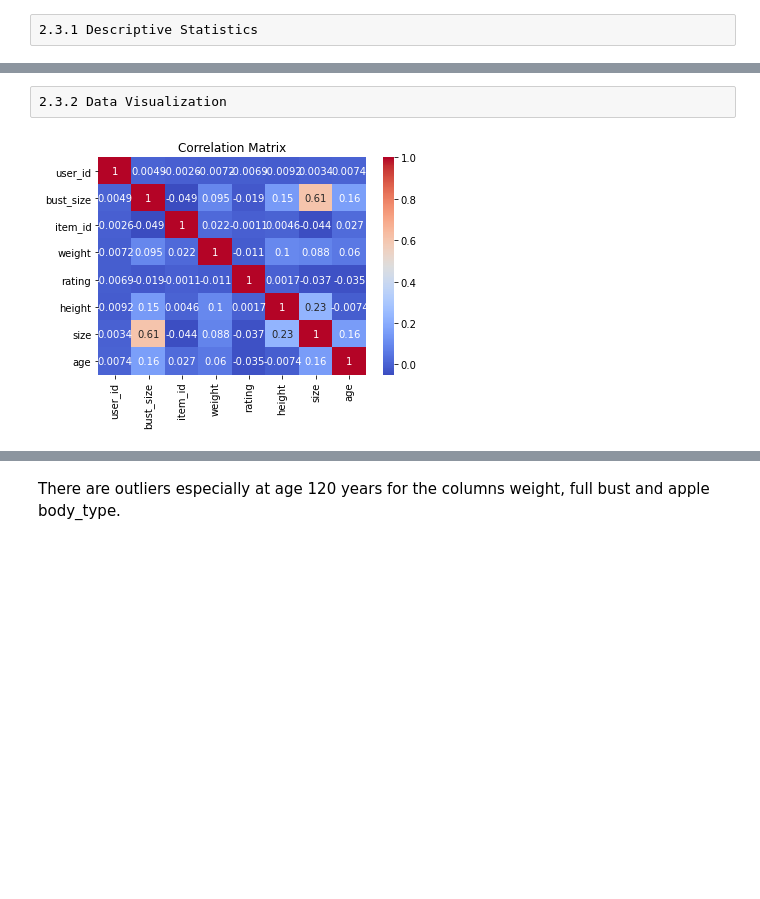
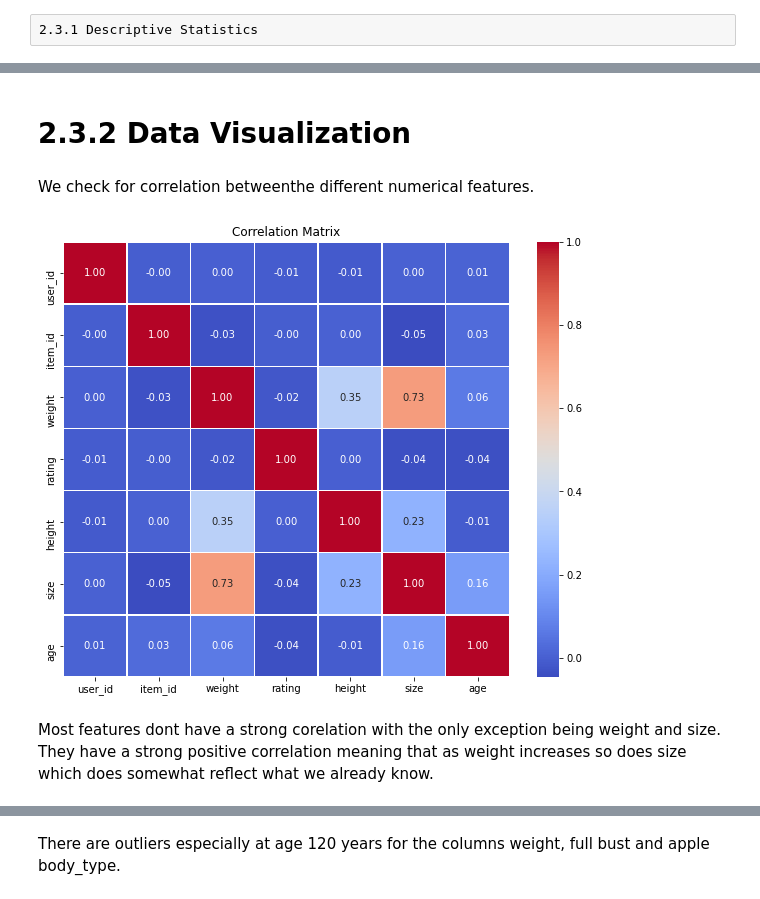
Before and after one commit to Ones-Muiru/Dsc-PT04-Phase-4-Project, a Jupyter notebook: Group_23.ipynb, the cells around one changed output, grey strips where cells are left out. Cells and saved outputs as stored; diff of their text form; code cells hidden in the pictures; blank space fills up the shorter version.

```diff
--- a/Group_23.ipynb
+++ b/Group_23.ipynb
@@ -426,0 +762,10 @@ Name: height, dtype: object
+# %%
+# Drop rows with an age above 100
+df = df[df['age'] <= 100]
+
+# Fill rows with an age of '0' with the median
+median_age = df['age'].median()
+df['age'] = df['age'].replace(0, median_age)
+
+# Confirm changes
+df['age'].describe()
@@ -426,0 +784,2 @@ Name: height, dtype: object
+# %%
+df['size'] = df['size'].replace(0, df['size'].mode()[0])
@@ -426,0 +830,8 @@ Name: height, dtype: object
+# %%
+rating_mapping = {2: 1, 4: 2, 6: 3, 8: 4, 10: 5}
+
+# Replace the original 'Ratings' column with the mapped values
+df['rating'] = df['rating'].map(rating_mapping)
+
+# Confirm changes
+df['rating'].value_counts()
@@ -427,9 +845,2 @@ Name: height, dtype: object
 # %% [raw]
 2.2.2 Data Type Conversion
-# %%
-#Changing height to 'inches'
-df['height'] = df['height'].apply(lambda x: int(x.split("'")[0]) * 12 + int(x.split("'")[1].replace('"', '')) if pd.notnull(x) else x)
-
-# Fill missing values in 'height' column with the mean
-mean_height = df['height'].mean()
-df['height'].fillna(mean_height, inplace=True)
@@ -569,11 +913,16 @@ height     24.0
 dtype: float64
-# %% [raw]
-2.3.2 Data Visualization
+# %% [markdown]
+# 2.3.2 Data Visualization
+# %% [markdown]
+We check for correlation betweenthe different numerical features.
 # %%
 #Exploring relationships between columns using a correlation matrix.
 correlation_matrix = df.corr()
-sns.heatmap(correlation_matrix, annot=True, cmap='coolwarm')
+plt.figure(figsize=(10,8))
+sns.heatmap(correlation_matrix, annot=True, cmap='coolwarm', fmt=".2f", linewidths=0.5)
 plt.title('Correlation Matrix')
-plt.show()
+plt.show();
 # %% [output]
-[figure, old version]
+[figure, new version]
+# %% [markdown]
+Most features dont have a strong corelation with the only exception being weight and size. They have a strong positive correlation meaning that as weight increases so does size which does somewhat reflect what we already know.
```
Also changed, not shown: parts of 168 cells of this notebook.
